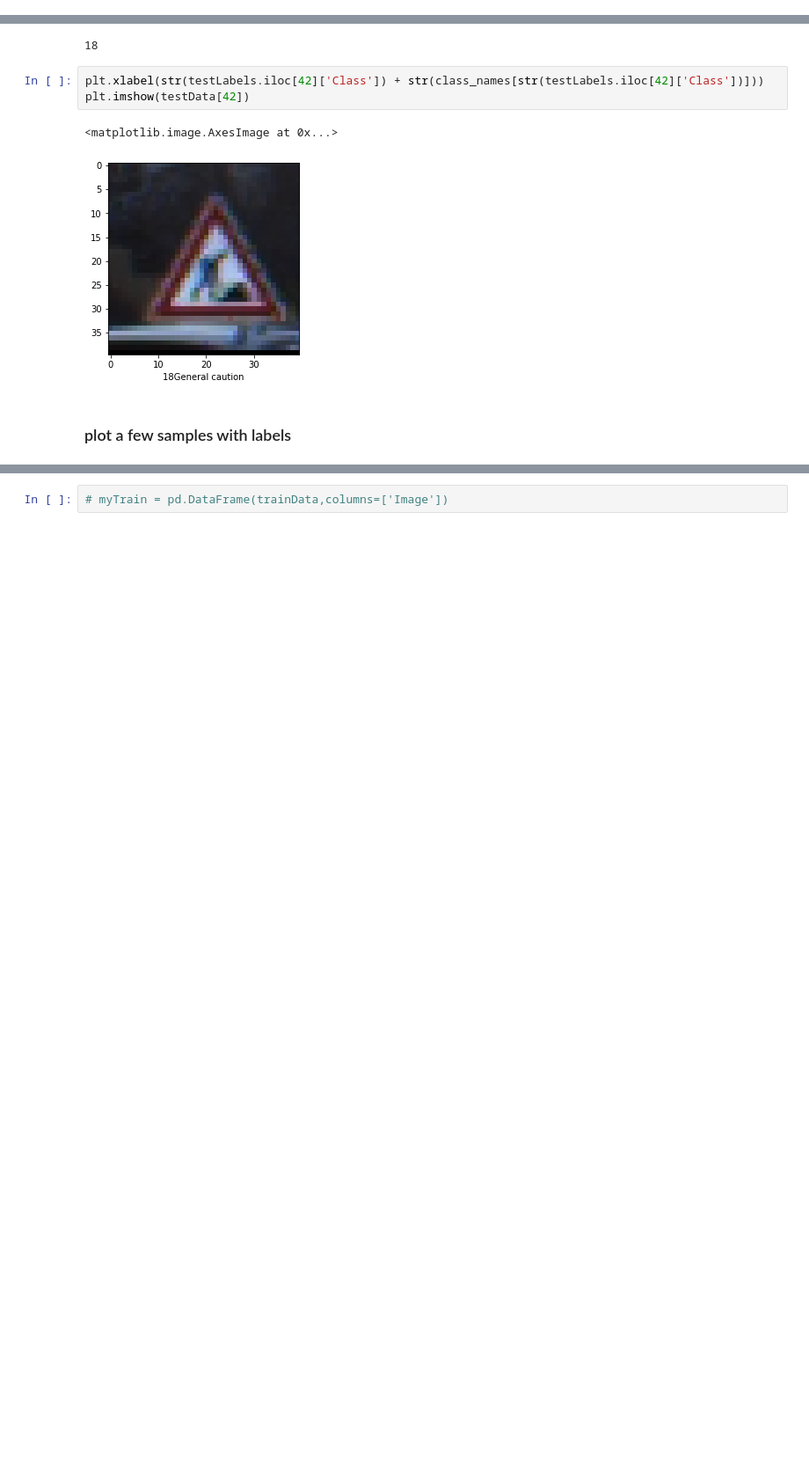
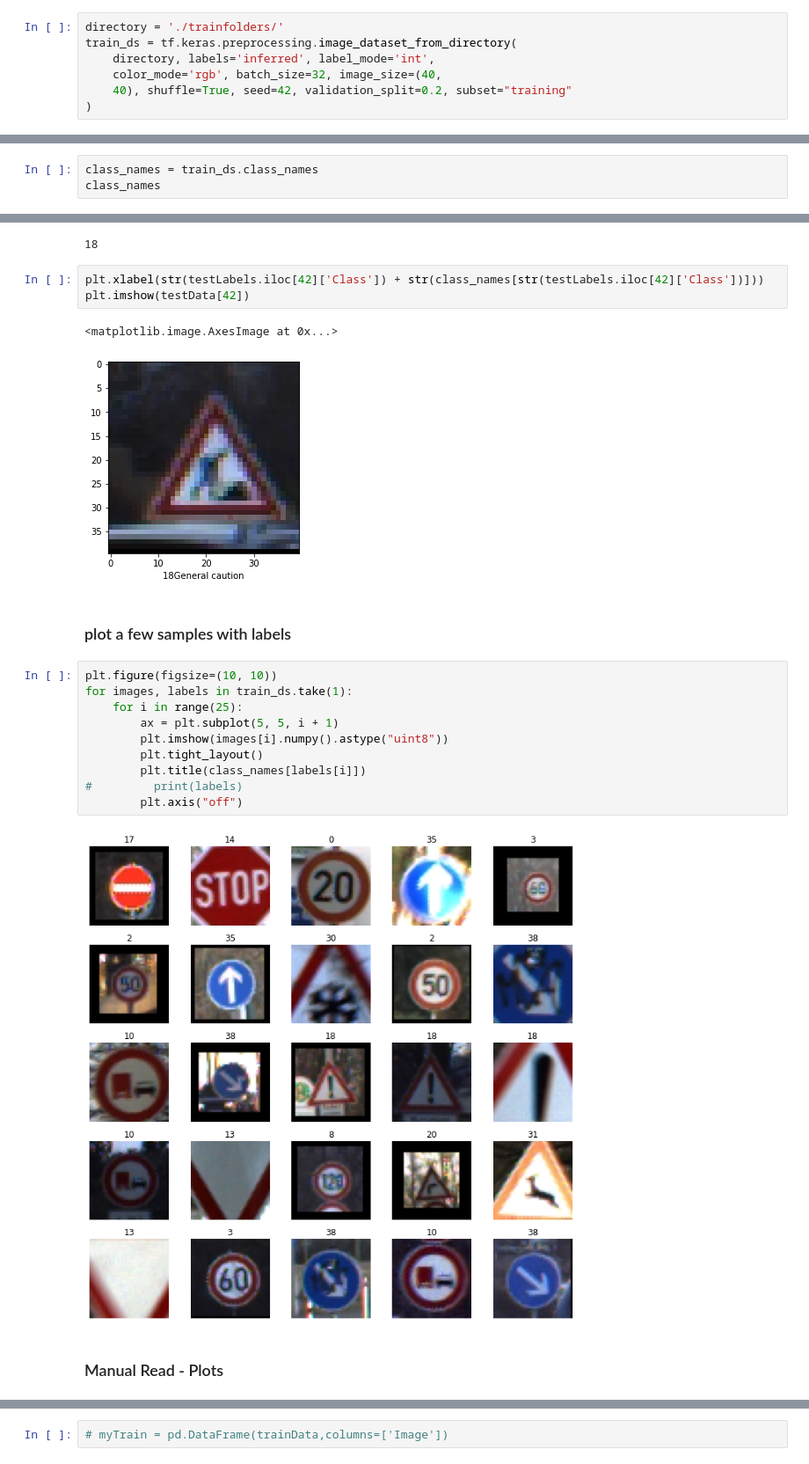
Before and after one commit to mehrotrasan16/NoisyGANMisclassifier, a Jupyter notebook: BaseLine_CNN.ipynb, the cells around one changed output, grey strips where cells are left out. Shown at 88% size. Saved outputs shown, nothing was run; the diff lists cells and outputs as text; blank space fills up the shorter version.

```diff
--- a/BaseLine_CNN.ipynb
+++ b/BaseLine_CNN.ipynb
@@ -19,3 +19,10 @@ import matplotlib.image as mpimg
 import matplotlib.pyplot as plt
 # %% [markdown]
 ## Reading the Data
+# %%
+directory = './trainfolders/'
+train_ds = tf.keras.preprocessing.image_dataset_from_directory(
+    directory, labels='inferred', label_mode='int',
+    color_mode='rgb', batch_size=32, image_size=(40,
+    40), shuffle=True, seed=42, validation_split=0.2, subset="training"
+)
@@ -21,0 +50,3 @@ import matplotlib.pyplot as plt
+# %%
+class_names = train_ds.class_names
+class_names
@@ -169,6 +179,20 @@ plt.imshow(testData[42])
 [figure]
 # %% [markdown]
 ### plot a few samples with labels
+# %%
+plt.figure(figsize=(10, 10))
+for images, labels in train_ds.take(1):
+    for i in range(25):
+        ax = plt.subplot(5, 5, i + 1)
+        plt.imshow(images[i].numpy().astype("uint8"))
+        plt.tight_layout()
+        plt.title(class_names[labels[i]])
+#         print(labels)
+        plt.axis("off")
+# %% [output]
+[figure, added]
+# %% [markdown]
+### Manual Read - Plots
 # %%
 import random
 plot = 1
```
Also changed, not shown: parts of 33 cells of this notebook, 2 other files.
